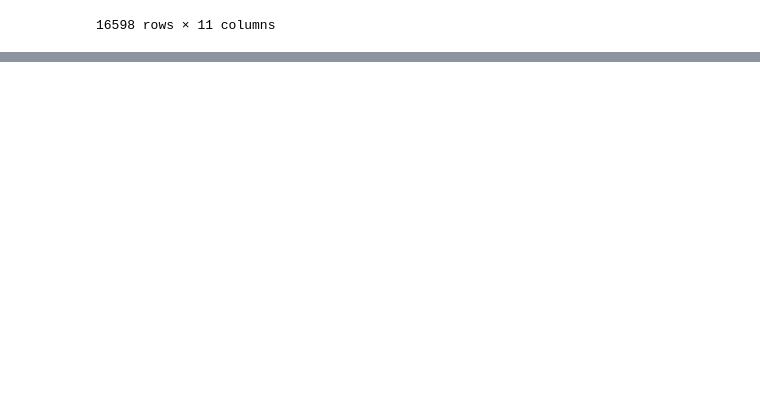
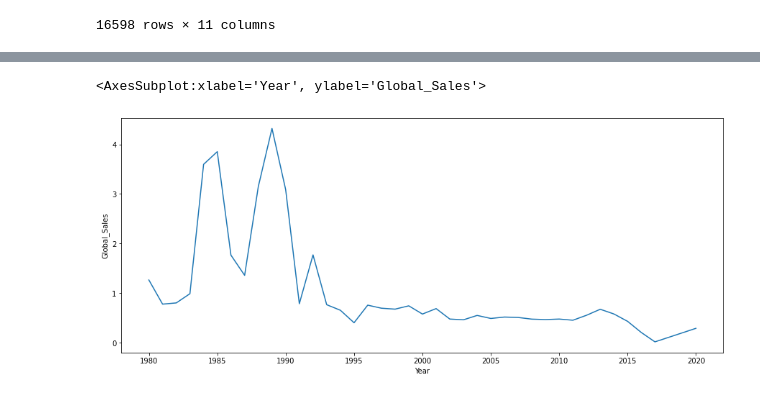
Before and after one commit to paulaked/data25-visualisations, a Jupyter notebook: DataVisualisation/DataViz.ipynb, the cells around one changed output, grey strips where cells are left out. Cells and saved outputs as stored; diff of their text form; code cells hidden in the pictures; blank space fills up the shorter version.

```diff
--- a/DataVisualisation/DataViz.ipynb
+++ b/DataVisualisation/DataViz.ipynb
@@ -90,0 +100,10 @@ sb.barplot(x='Genre', y='Global_Sales', data=df, ci=None)
+# %%
+df['Year'] = df['Year'].replace([0], "")
+df['Year'] = df['Year'].replace(["N/A"], "")
+# %%
+# Show global sales over the years.
+plt.figure(figsize=(15,6))
+sb.lineplot(x='Year', y='Global_Sales', data=df, ci=None)
+# %% [output]
+<AxesSubplot:xlabel='Year', ylabel='Global_Sales'>
+[figure, added]
```
Also changed, not shown: parts of 10 cells of this notebook.
